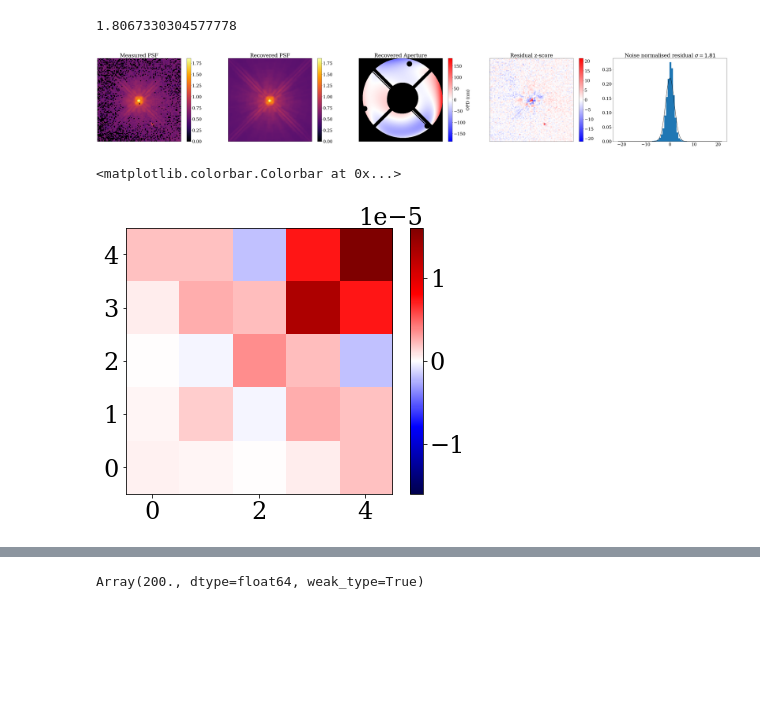
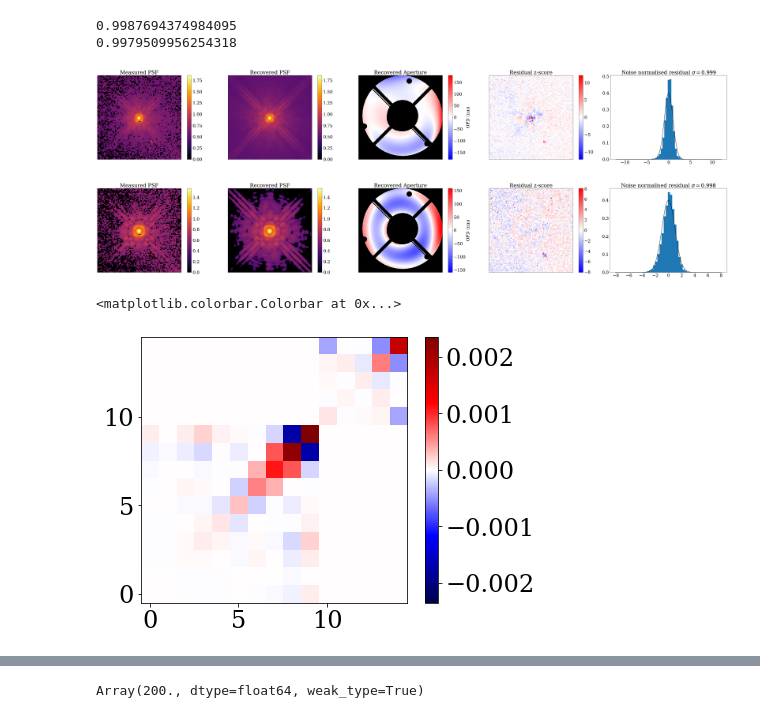
Before and after one commit to h-greer/hubble, a Jupyter notebook: notebooks/spectrum-wd.ipynb, the cells around one changed output, grey strips where cells are left out. Cells and saved outputs as stored; diff of their text form; code cells hidden in the pictures; blank space fills up the shorter version.

```diff
--- a/notebooks/spectrum-wd.ipynb
+++ b/notebooks/spectrum-wd.ipynb
@@ -214,18 +178,19 @@ g = 5e-2
 
 things = {
     "positions": sgd(g*2.5, 0),
-    "spectrum": sgd(g*1.5, 10),
-    "cold_mask_shift": sgd(g*0.5, 30),
+    "spectrum": sgd(g*1, 10),
+    "cold_mask_shift": sgd(g*1, 30),
 
     "bias": sgd(g*3, 20),
-    "aberrations": sgd(g*2, 70),
-    #"jitter": opt(g*1, 120),
+    "aberrations": sgd(g*1, 70),
+    #"jitter": sgd(g*1, 120),
 
-    "despace": sgd(g*10, 50),
-    "mag": sgd(g*3, 100),
+    "defocus": sgd(g*5, 30),
+    #"fnumber": sgd(g*100, 100),
+    "cold_mask_shear": sgd(g*0.5, 100),
+    "quadrature": sgd(g*10, 400),
+}
 
-    "cold_mask_shear": sgd(g*0.5, 100),
-}
 
 things_start = {
     "positions": sgd(g*5, 0),
@@ -248,5 +215,5 @@ plot_comparison(model_single, ModelParams(params_history[-1]), exposures_single)
 orig_params = params.params | params_history[-1]
 opt_params = set_array({k:orig_params[k] for k in orig_params if k in things})
 # %%
-losses, params_history = optimise_new(opt_params, model_single, exposures_single, things, 500, nbatches=5)
+losses, params_history = optimise_new(opt_params, model_single, exposures_single, things, 500, nbatches=5*len(exposures_single))
 # %% [output]
@@ -281,2 +255,2 @@ NameError: name 'stop' is not defined
 # %%
-final_params = optimise_optimistix(params_history[-1], model_single, exposures_single)
+final_params = optimise_optimistix(params_history[-1], model_single, exposures_single, project=True, diag=True)
@@ -299,10 +277,12 @@ final_params.params
 # %%
 #sol.stats
 # %%
-plot_comparison(final_params.inject((model_single)), final_params, exposures_single)
+plot_comparison(final_params.inject((model_single)), final_params, exposures_single, quadrature=True)
 # %% [output]
-1.8067330304577778
+0.9987694374984095
+0.9979509956254318
-[figure, old version]
+[figure, new version]
+[figure, added]
 # %%
 # calculate spectrum
 # %%
@@ -318,9 +295,13 @@ spectrum_err = np.diag(np.sqrt(np.abs(cov_f110w)))
+# %%
+cov_all = np.linalg.inv(F)
+cov_f110w = cov_all[:nbasis_f110w, :nbasis_f110w]
+cov_f160w = cov_all[nbasis_f110w:, nbasis_f110w:]
 # %%
-plt.imshow(np.linalg.inv(F), cmap='seismic', vmin=-np.max(np.abs(cov_f110w)), vmax=np.max(np.abs(cov_f110w)))
+plt.imshow(np.linalg.inv(F), cmap='seismic', vmin=-np.max(np.abs(cov_all)), vmax=np.max(np.abs(cov_all)))
 plt.colorbar()
 # %% [output]
 <matplotlib.colorbar.Colorbar at 0x...>
-[figure, old version]
+[figure, new version]
 # %%
 vals, vects = np.linalg.eig(F)#+fsh['n8yj02wyq.spectrum'])
 
```
Also changed, not shown: parts of 33 cells of this notebook, 8 other files.
